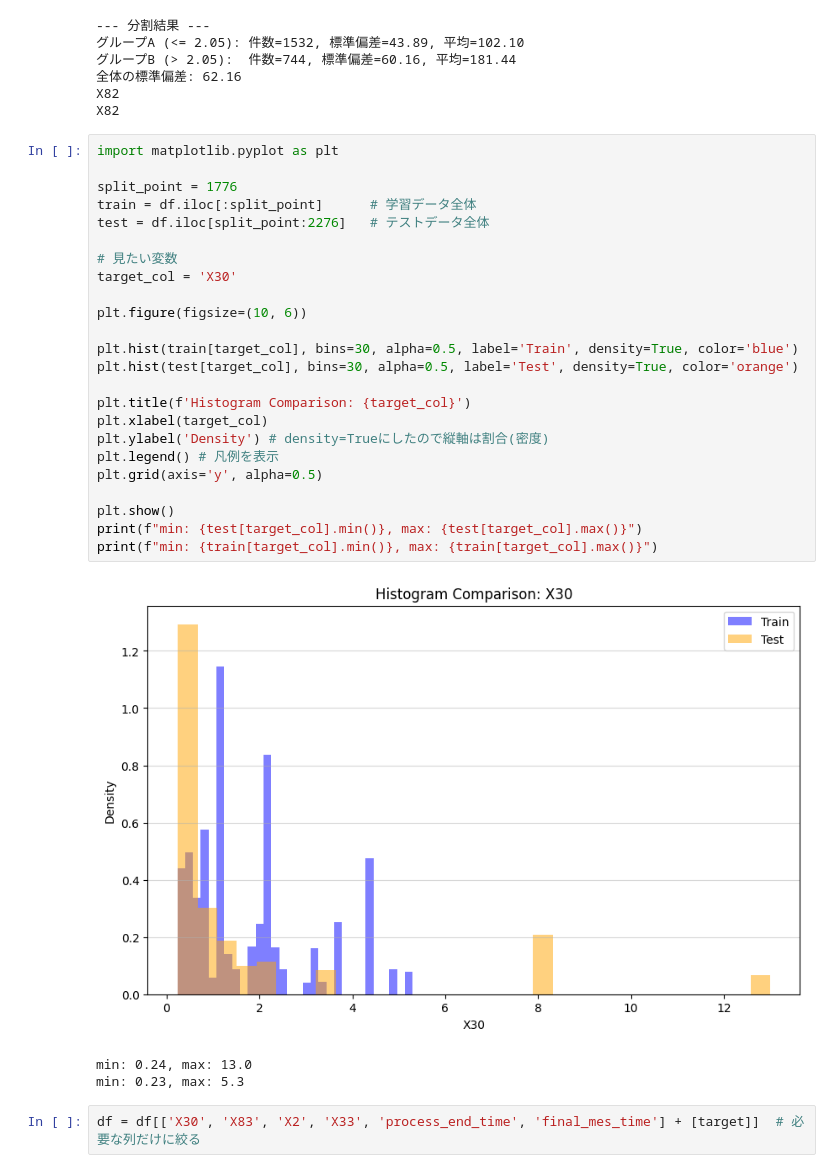
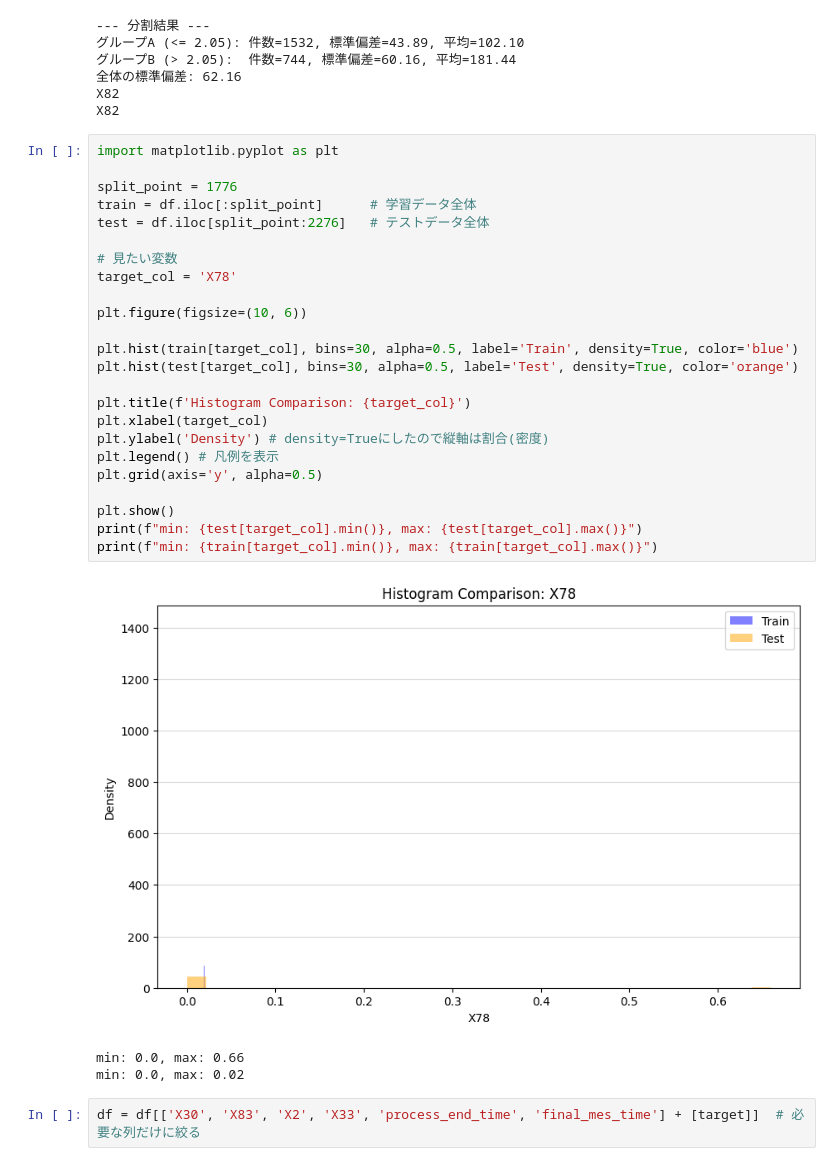
Before and after one commit to asa-neko/SCM_Final_Report, a Jupyter notebook: test.ipynb, the cells around one changed output. Cells and saved outputs as stored; diff of their text form.

```diff
--- a/test.ipynb
+++ b/test.ipynb
@@ -101,31 +101,31 @@ X82
 # %%
 import matplotlib.pyplot as plt
 
 split_point = 1776
 train = df.iloc[:split_point]      # 学習データ全体
 test = df.iloc[split_point:2276]   # テストデータ全体
 
 # 見たい変数
-target_col = 'X30'
+target_col = 'X78'
 
 plt.figure(figsize=(10, 6))
 
 plt.hist(train[target_col], bins=30, alpha=0.5, label='Train', density=True, color='blue')
 plt.hist(test[target_col], bins=30, alpha=0.5, label='Test', density=True, color='orange')
 
 plt.title(f'Histogram Comparison: {target_col}')
 plt.xlabel(target_col)
 plt.ylabel('Density') # density=Trueにしたので縦軸は割合(密度)
 plt.legend() # 凡例を表示
 plt.grid(axis='y', alpha=0.5)
 
 plt.show()
 print(f"min: {test[target_col].min()}, max: {test[target_col].max()}")
 print(f"min: {train[target_col].min()}, max: {train[target_col].max()}")
 # %% [output]
-[figure, old version]
+[figure, new version]
-min: 0.24, max: 13.0
-min: 0.23, max: 5.3
+min: 0.0, max: 0.66
+min: 0.0, max: 0.02
 # %%
 df = df[['X30', 'X83', 'X2', 'X33', 'process_end_time', 'final_mes_time'] + [target]]  # 必要な列だけに絞る
 # %%
```
Also changed, not shown: parts of 7 cells of this notebook.
